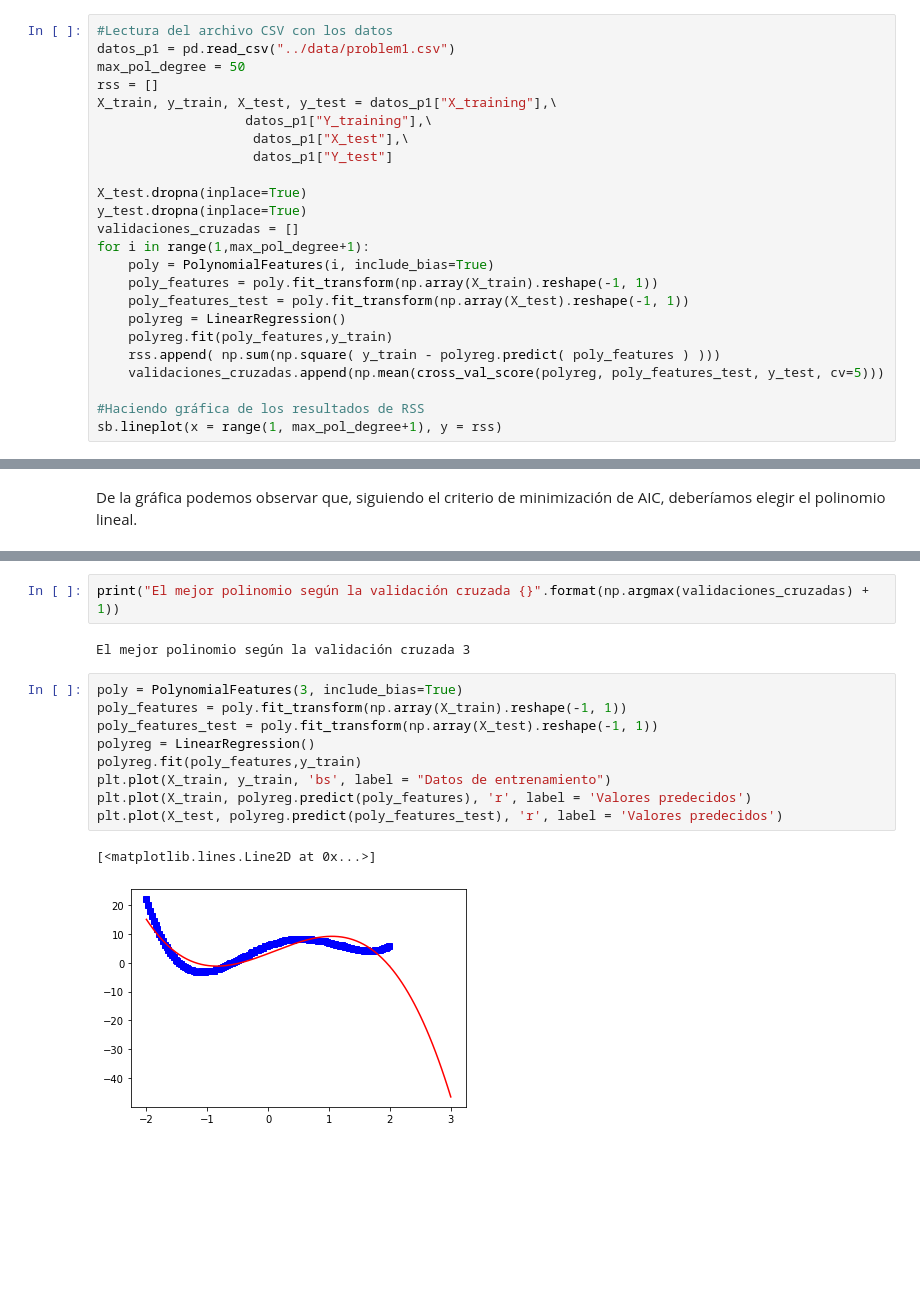
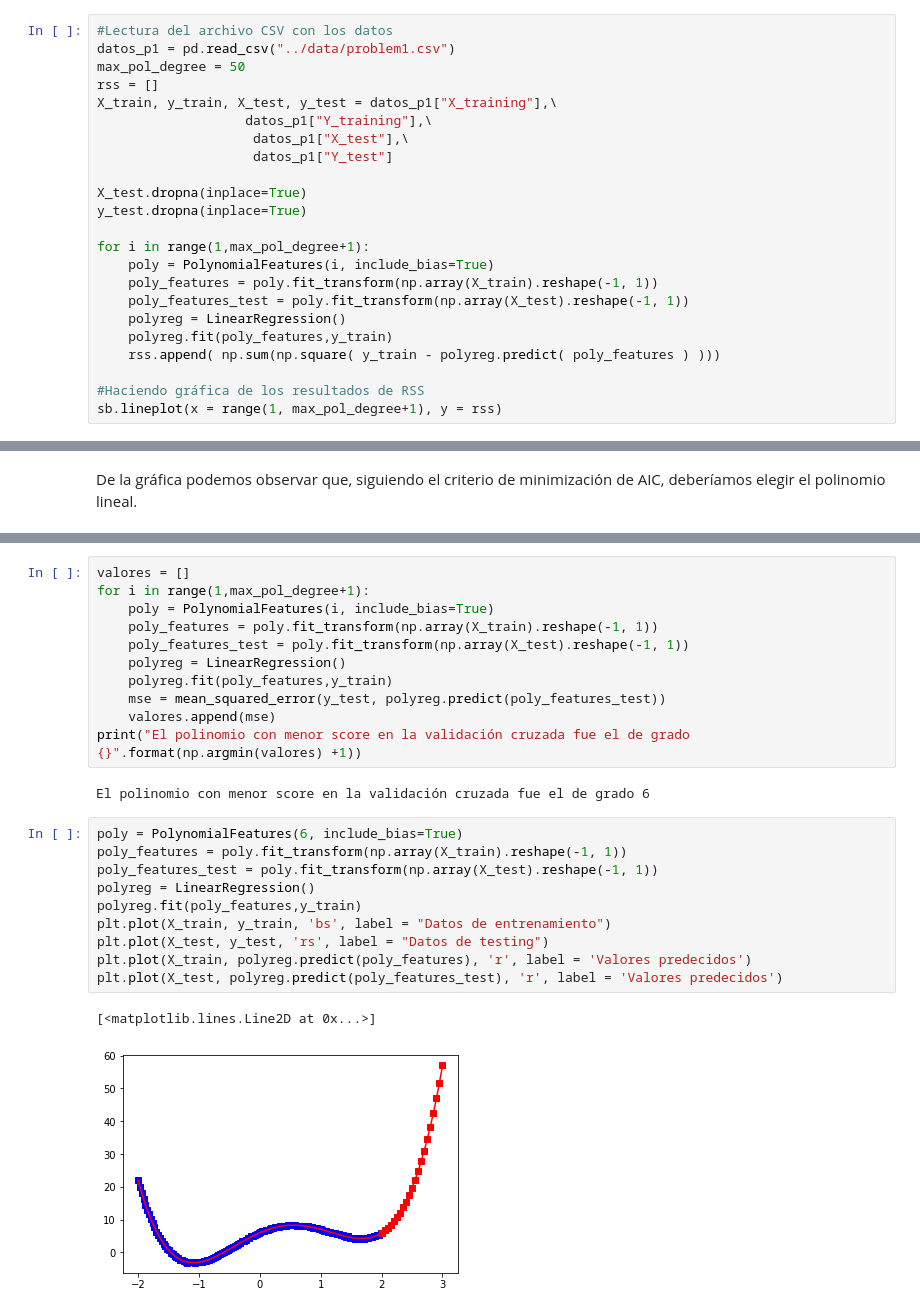
Before and after one commit to hugoallan9/Proyecto-Final-IA, a Jupyter notebook: notebooks/Proyecto final.ipynb, the cells around one changed output, grey strips where cells are left out. Cells and saved outputs as stored; diff of their text form; blank space fills up the shorter version.

```diff
--- a/notebooks/Proyecto final.ipynb
+++ b/notebooks/Proyecto final.ipynb
@@ -35,7 +36,7 @@ X_train, y_train, X_test, y_test = datos_p1["X_training"],\
 
 X_test.dropna(inplace=True)
 y_test.dropna(inplace=True)
-validaciones_cruzadas = []
+
 for i in range(1,max_pol_degree+1):
     poly = PolynomialFeatures(i, include_bias=True)
     poly_features = poly.fit_transform(np.array(X_train).reshape(-1, 1))
@@ -43,7 +44,6 @@ for i in range(1,max_pol_degree+1):
     polyreg = LinearRegression()
     polyreg.fit(poly_features,y_train)
     rss.append( np.sum(np.square( y_train - polyreg.predict( poly_features ) )))
-    validaciones_cruzadas.append(np.mean(cross_val_score(polyreg, poly_features_test, y_test, cv=5)))
 
 #Haciendo gráfica de los resultados de RSS
 sb.lineplot(x = range(1, max_pol_degree+1), y = rss)
@@ -92,16 +83,26 @@ sb.lineplot(x = range(1, max_pol_degree+1), y = validaciones_cruzadas)
-# %%
-print("El mejor polinomio según la validación cruzada {}".format(np.argmax(validaciones_cruzadas) + 1))
-# %% [output]
-El mejor polinomio según la validación cruzada 3
+# %%
+valores = []
+for i in range(1,max_pol_degree+1):
+    poly = PolynomialFeatures(i, include_bias=True)
+    poly_features = poly.fit_transform(np.array(X_train).reshape(-1, 1))
+    poly_features_test = poly.fit_transform(np.array(X_test).reshape(-1, 1))
+    polyreg = LinearRegression()
+    polyreg.fit(poly_features,y_train)
+    mse = mean_squared_error(y_test, polyreg.predict(poly_features_test))
+    valores.append(mse)
+print("El polinomio con menor score en la validación cruzada fue el de grado {}".format(np.argmin(valores) +1))
+# %% [output]
+El polinomio con menor score en la validación cruzada fue el de grado 6
 # %%
-poly = PolynomialFeatures(3, include_bias=True)
+poly = PolynomialFeatures(6, include_bias=True)
 poly_features = poly.fit_transform(np.array(X_train).reshape(-1, 1))
 poly_features_test = poly.fit_transform(np.array(X_test).reshape(-1, 1))
 polyreg = LinearRegression()
 polyreg.fit(poly_features,y_train)
 plt.plot(X_train, y_train, 'bs', label = "Datos de entrenamiento")
+plt.plot(X_test, y_test, 'rs', label = "Datos de testing")
 plt.plot(X_train, polyreg.predict(poly_features), 'r', label = 'Valores predecidos')
 plt.plot(X_test, polyreg.predict(poly_features_test), 'r', label = 'Valores predecidos')
 # %% [output]
 [<matplotlib.lines.Line2D at 0x...>]
-[figure, old version]
+[figure, new version]
```
Also changed, not shown: parts of 10 cells of this notebook, 1 other file.
